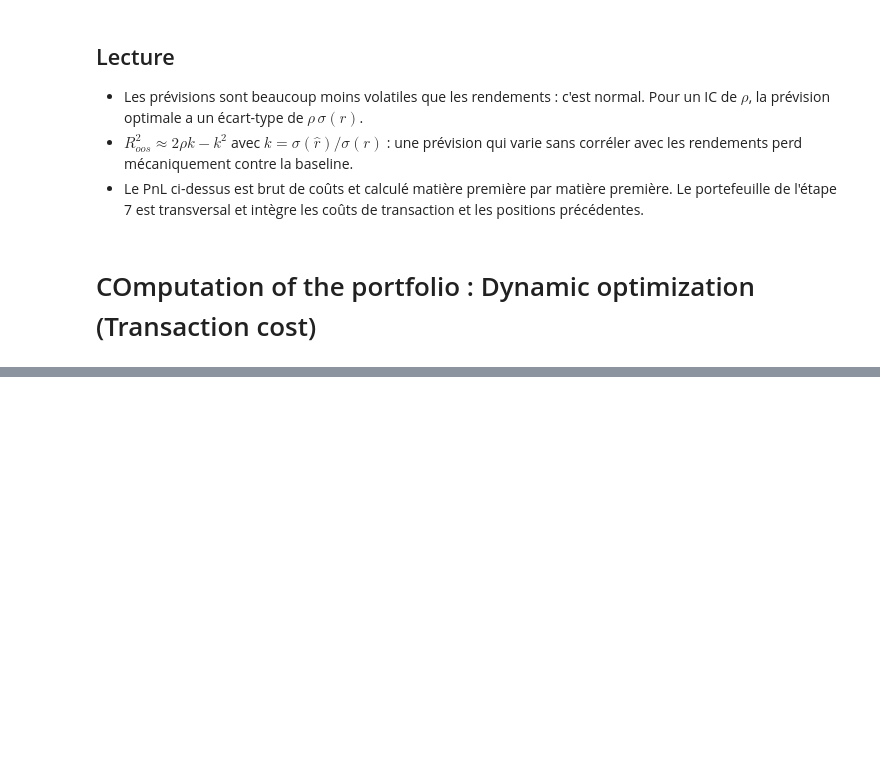
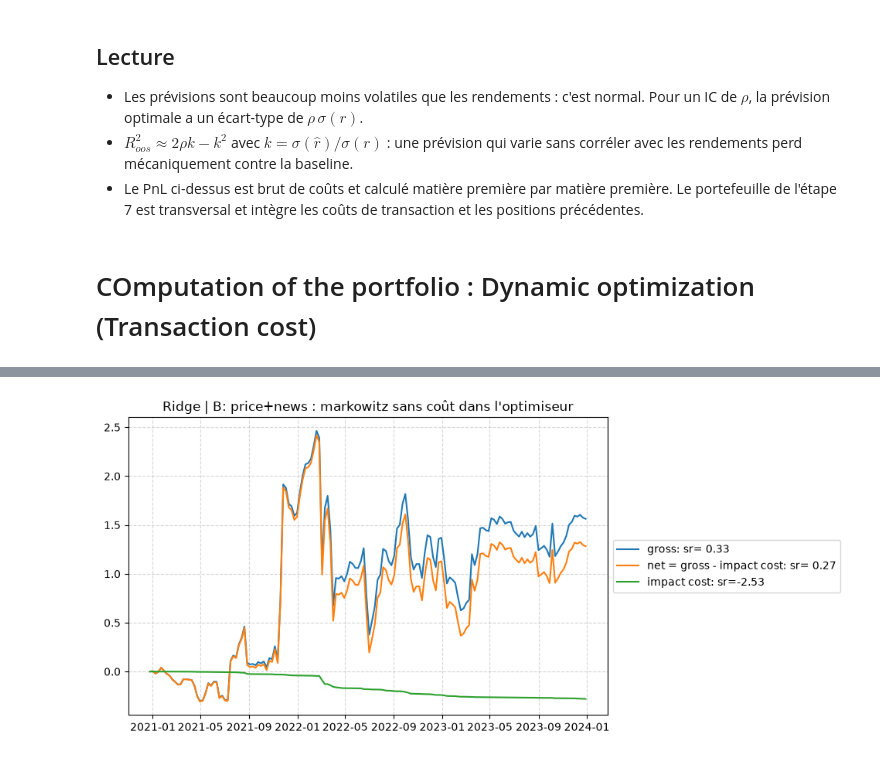
Before and after one commit to Martial071/ML_portfolio_and_trading, a Jupyter notebook: models/02_models_par_commodity.ipynb, the cells around one changed output, grey strips where cells are left out. Saved outputs shown, nothing was run; the diff lists cells and outputs as text; code cells hidden in the pictures; blank space fills up the shorter version.

```diff
--- a/models/02_models_par_commodity.ipynb
+++ b/models/02_models_par_commodity.ipynb
@@ -638,0 +819,17 @@ plt.show()
+# %%
+
+
+BT_KW = dict(max_train_size=52, test_size=1, start_date=START, end_date=END)
+
+m0 = BacktesterWithCost(
+    MeanVarianceWithCost(), vol_liquidity_factor=None, **BT_KW
+).train(ALPHA_FULL[KEY], TARGET_FULL, RET_REAL)
+
+pnlc = compute_pnl_components(
+    m0.h_, RET_REAL, vol_liquidity_factor=vol_liquidity_factor
+)
+
+line(pnlc, cumsum=True,
+     title=f"{KEY[0]} | {KEY[1]} : markowitz sans coût dans l'optimiseur")
+# %% [output]
+[figure, added]
```
Also changed, not shown: parts of 29 cells of this notebook, 8 other files.
